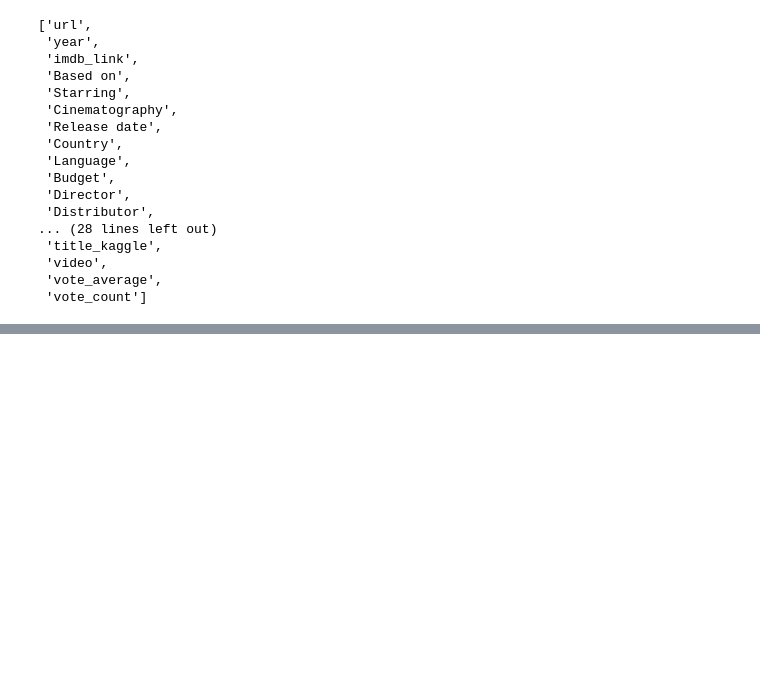
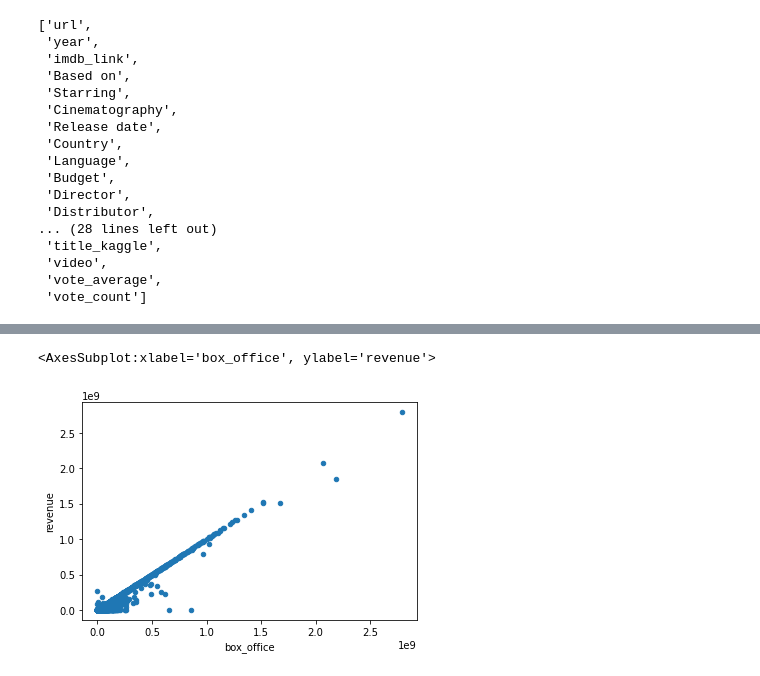
Before and after one commit to farbodjs/Movies-ETL, a Jupyter notebook: Movies-ETL.ipynb, the cells around one changed output, grey strips where cells are left out. Saved outputs shown, nothing was run; the diff lists cells and outputs as text; code cells hidden in the pictures; blank space fills up the shorter version.

```diff
--- a/Movies-ETL.ipynb
+++ b/Movies-ETL.ipynb
@@ -748,3 +757,9 @@ movies_df.columns.tolist()
 # %%
-# Dropping Wikipedia Title
-movies_df = movies_df.drop('running_time',axis='columns')
+# Dropping budget_wiki
+movies_df = movies_df.drop('budget_wiki',axis='columns')
+# %%
+#comparing box_office and revenue columns to determine which one should be eliminated
+movies_df.fillna(0).plot(x='box_office', y='revenue', kind='scatter')
+# %% [output]
+<AxesSubplot:xlabel='box_office', ylabel='revenue'>
+[figure, added]
```
Also changed, not shown: parts of 14 cells of this notebook.
